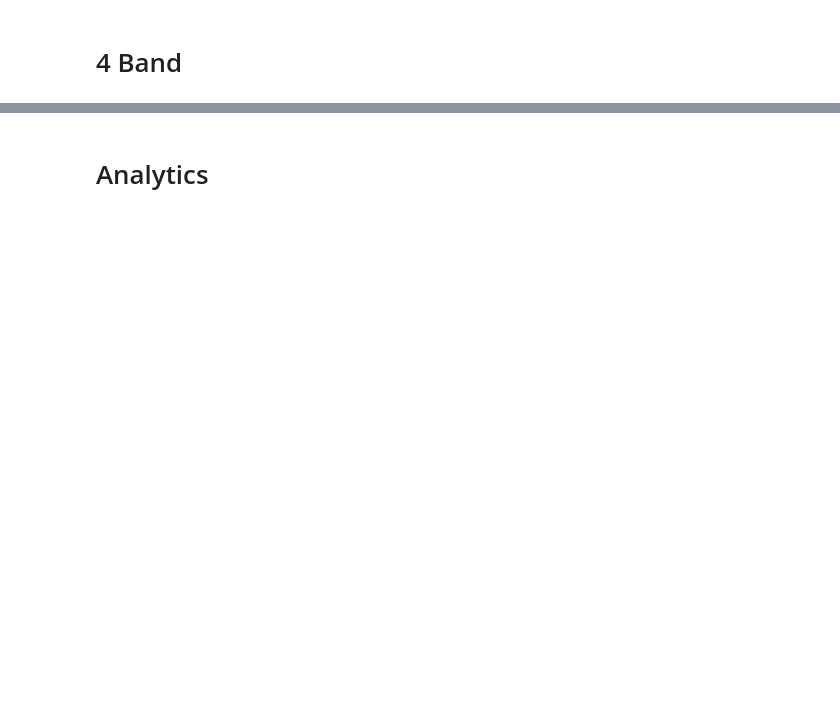
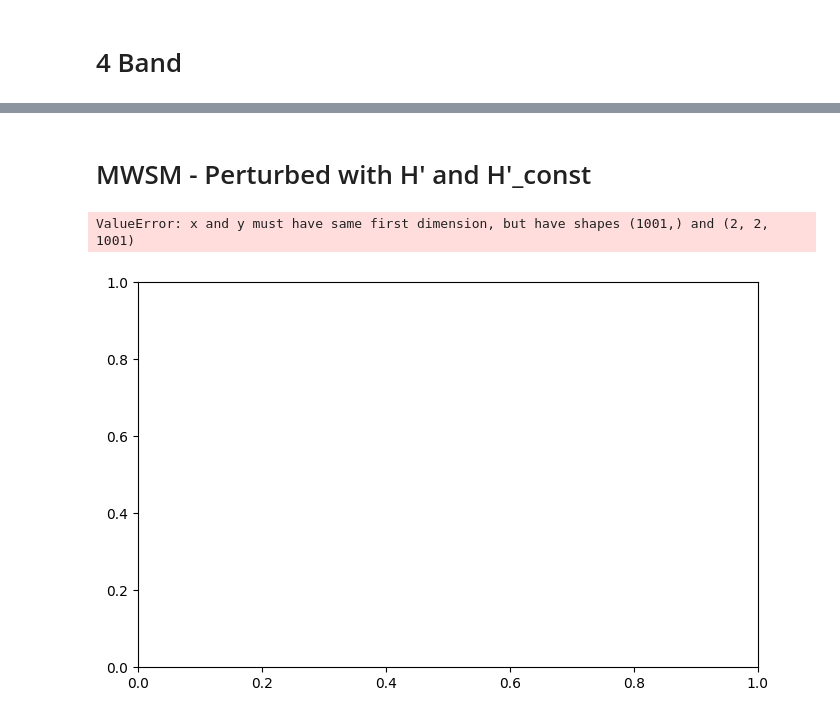
Before and after one commit to gehadibany/topological-phases, a Jupyter notebook: base_codes.ipynb, the cells around one changed output, grey strips where cells are left out. Drawn from its saved outputs; the diff is of its cells as text; code cells hidden in the pictures; blank space fills up the shorter version.

```diff
--- a/base_codes.ipynb
+++ b/base_codes.ipynb
@@ -11,7 +11,9 @@ sigma_y = np.array([[0, -1j], [1j, 0]], dtype=complex)
 sigma_z = np.array([[1, 0], [0, -1]], dtype=complex)
 I2 = np.eye(2, dtype = complex)
 tau_0 = np.eye(2)
-tau_z = np.array([[1, 0], [0, -1]])
+tau_x = np.array([[0, 1], [1, 0]], dtype=complex)
+tau_y = np.array([[0, -1j], [1j, 0]], dtype=complex)
+tau_z = np.array([[1, 0], [0, -1]], dtype=complex)
 # %% [markdown]
 # 2D chern insulator
 # %%
@@ -768,2 +685,2 @@ plt.show()
 # %% [markdown]
-# Analytics
+# MWSM - Perturbed with H' and H'_const
@@ -770 +694,49 @@ plt.show()
+# %%
+# parameters
+mp = 0.1
+tp = 0
+
+g1 = 0.5
+g2 = -0.5
+
+# tensor product constants from MCI
+hp_constant = mp*(tau_z*sigma_z+ tau_z*I2+tau_0*sigma_z+tau_x*sigma_z+tau_y*I2)
+hp = 2*tp*np.cos(kx)*tau_y*sigma_y
+
+t_matrix = np.array ([[1,1],[1,1],[1,1]],dtype=complex)
+#t_matrix = np.zeros ((3,2),dtype=complex)
+#t_matrix [0][0], t_matrix [1][0], t_matrix [2][0] =1,1,1
+#t_matrix [0][1], t_matrix [1][1], t_matrix [2][1] =1,1,1
+
+# tensor product
+H_P1 = t_matrix[0][0]*np.sin(kx)*tau_x+t_matrix[1][0]*np.sin(ky)*tau_y+t_matrix[2][0]*(2+g1-np.cos(kx)-np.cos(ky)-np.cos(kz))*tau_z#+hp_constant + hp
+H_P2 = -t_matrix[0][1]*np.sin(kx)*sigma_x+t_matrix[1][1]*np.sin(ky)*sigma_y-t_matrix[2][1]*(2+g2-np.cos(kx)-np.cos(ky)-np.cos(kz))*sigma_z#+hp_constant + hp
+
+H_Child = np.tensordot (H_P1,H_P2,axes = 0)+hp_constant + hp
+
+
+kz_vals = np.linspace(-np.pi, np.pi, 1001)
+kx, ky = 0,0
+
+# Hamiltonian and diagonalization
+energies = []
+for kz in kz_vals:
+    Hk = H_Child
+    eigvals = np.linalg.eigvalsh(Hk)
+    energies.append(eigvals)
+
+energies = np.array(energies).T
+
+# Plot
+plt.figure (figsize=(8,5))
+for E in energies:
+    plt.plot(kz_vals, energies[E])
+plt.xlabel('$k_z$')
+plt.ylabel('$E$')
+plt.title('Weyl Semimetal Band Structure')
+plt.grid(True)
+plt.show()
+# %% [output]
+ValueError: x and y must have same first dimension, but have shapes (1001,) and (2, 2, 1001)
+[figure, added]
 # %%
```
Also changed, not shown: parts of 21 cells of this notebook.
